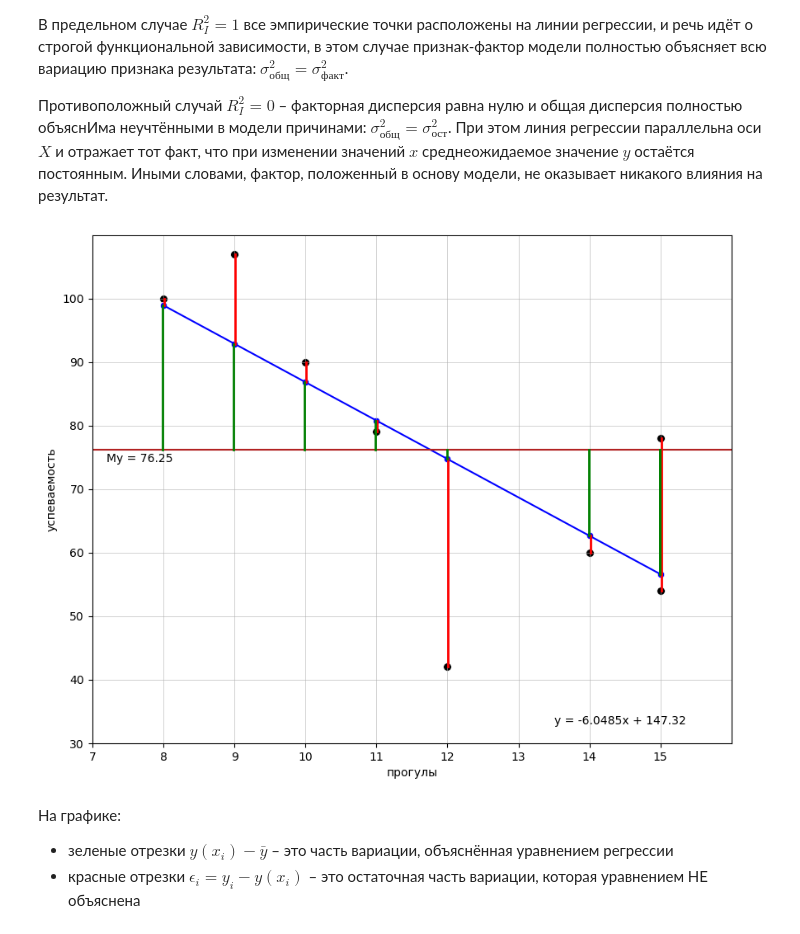
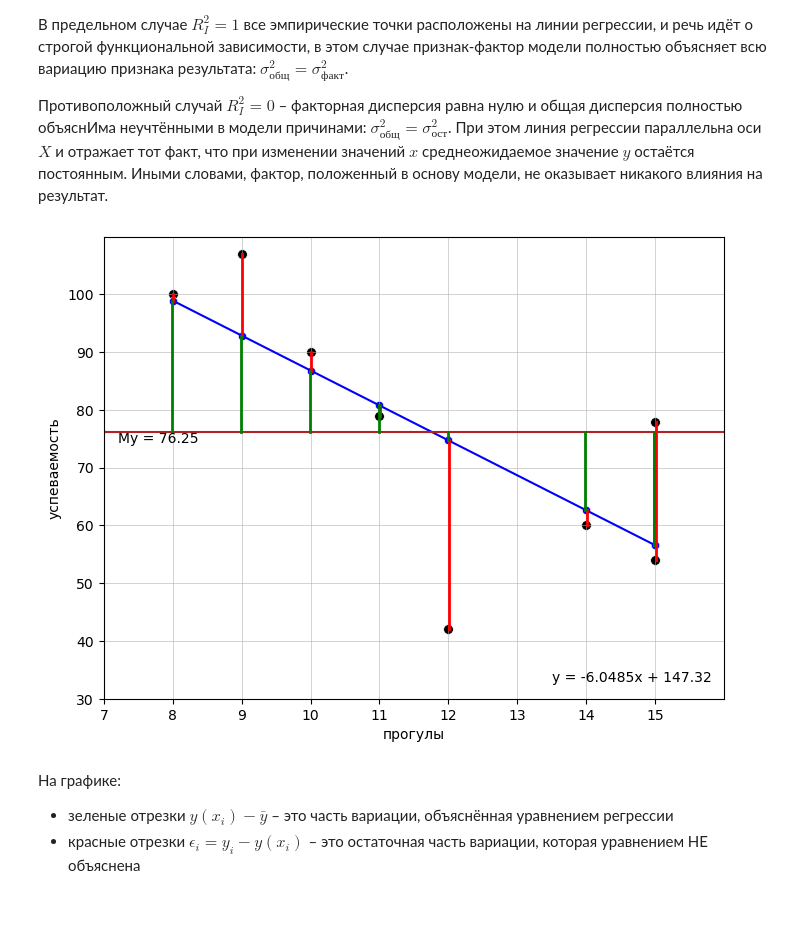
Before and after one commit to TanXmas/ProbabilityTheory_and_Statistics, a Jupyter notebook: St_10_Linear regression.ipynb, the cells around one changed output. Cells and saved outputs as stored; diff of their text form; code cells hidden in the pictures.

```diff
--- a/St_10_Linear regression.ipynb
+++ b/St_10_Linear regression.ipynb
@@ -773,34 +784,34 @@ $R_I^2 = \cfrac{\sigma_{факт}^2}{\sigma_{общ}^2} = \cfrac{\sum{(y(x_i)-\b
 df = pd.DataFrame({'X': [12,   9,   8, 14, 15, 11, 10, 15],
                    'Y': [42, 107, 100, 60, 78, 79, 90 ,54]})
 # %%
-plt.figure(figsize=(10,8))
+plt.figure(figsize=(8,6))
 
 sns.scatterplot(data=df, x='X', y='Y', color='black', s=50)
 sns.lineplot(x=df.X, y=y_pred, color ='b')
 sns.scatterplot(x=df.X, y=y_pred, color ='b')
 plt.text(13.5, 33, f'y = {b:.4f}x + {a:.2f}')
 
 plt.axhline(y=My, color='firebrick')
 plt.text(7.2, My-2, f'{My = }')
 
 for x, y1, y2 in zip(df.X, df.Y, y_pred):
     ymin = 1 - (110 - min(y1,y2))/80
     ymax = 1 - (110 - max(y1,y2))/80
     plt.axvline(x=x+0.01, ymin=ymin, ymax=ymax, color='r', lw=2)
 
     ymin = 1 - (110 - min(My,y2))/80
     ymax = 1 - (110 - max(My,y2))/80
     plt.axvline(x=x-0.01, ymin=ymin, ymax=ymax, color='g', lw=2)
 
 plt.xlim([7,16])
 plt.xticks(ticks=np.arange(7, 16))
 plt.ylim([30,110])
 plt.yticks(ticks=np.arange(30, 110, 10))
 plt.xlabel('прогулы')
 plt.ylabel('успеваемость')
 plt.grid(linewidth=0.4);
 # %% [output]
-[figure, old version]
+[figure, new version]
 # %% [markdown]
 На графике:
 * зеленые отрезки $y(x_i) - \bar{y}$ – это часть вариации, объяснённая уравнением регрессии
```
Also changed, not shown: parts of 6 cells of this notebook.
